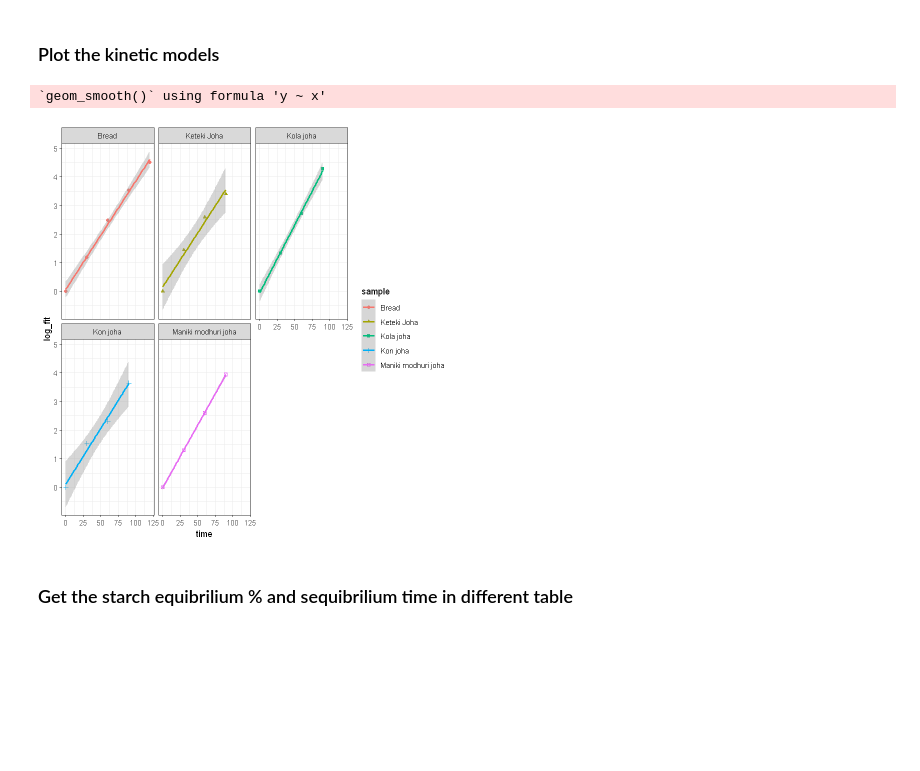
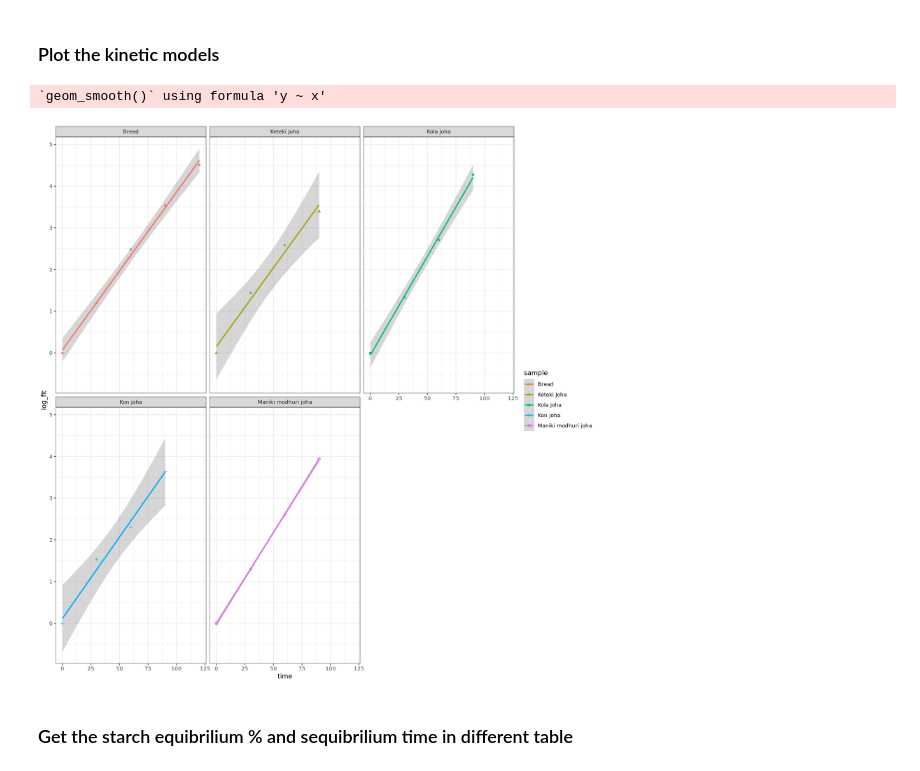
Before and after one commit to kangkon/datascience-notebooks, a Jupyter notebook: r-notebooks/estimated-glycemic-index.ipynb, the cells around one changed output. Drawn from its saved outputs; the diff is of its cells as text; code cells hidden in the pictures; blank space fills up the shorter version.

```diff
--- a/r-notebooks/estimated-glycemic-index.ipynb
+++ b/r-notebooks/estimated-glycemic-index.ipynb
@@ -136,14 +121,15 @@ A grouped_df: 21 × 3
 # %% [markdown]
 ### Plot the kinetic models
 # %%
+options(repr.plot.width = 13, repr.plot.height = 13, repr.plot.res = 150)
 ggplot(hydrolysis_data_log, aes(x=time, y=log_fit, color=sample)) +
   geom_point(aes(shape = sample)) +
   stat_smooth(method = "lm") +
   facet_wrap(~sample) + # Separate plots
   theme_bw()
 # %% [output]
 `geom_smooth()` using formula 'y ~ x'
-[figure, old version]
+[figure, new version]
 # %% [markdown]
 ### Get the starch equibrilium % and sequibrilium time in different table
 # %%
```
Also changed, not shown: parts of 28 cells of this notebook, 14 other files.
